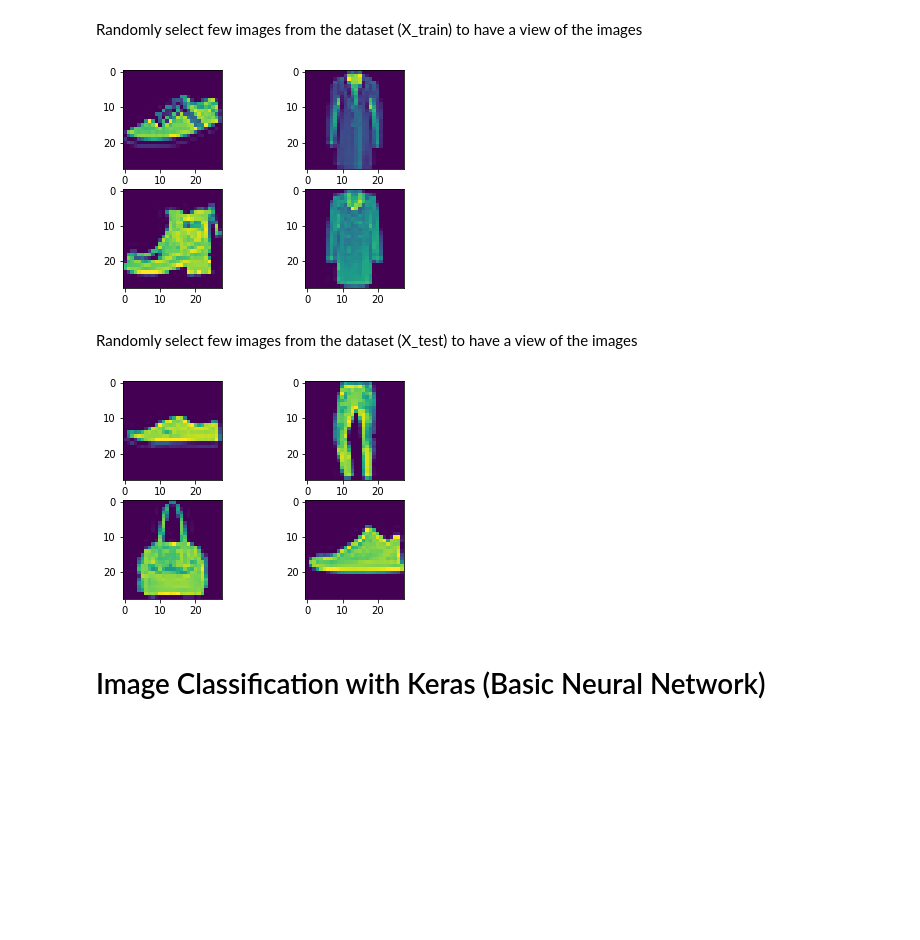
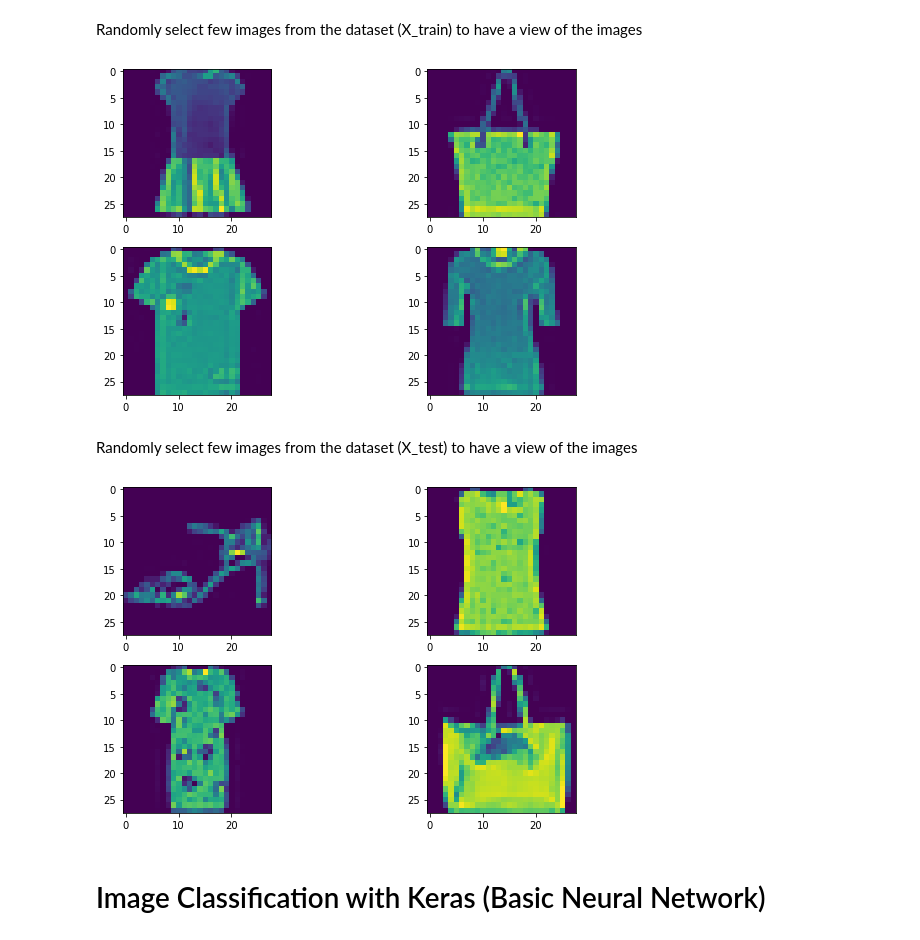
Before and after one commit to kelv-yap/sp_dsai_machine_learning, a Jupyter notebook: deep_learning/deep_learning.ipynb, the cells around one changed output. Drawn from its saved outputs; the diff is of its cells as text; code cells hidden in the pictures; blank space fills up the shorter version.

```diff
--- a/deep_learning/deep_learning.ipynb
+++ b/deep_learning/deep_learning.ipynb
@@ -45,21 +45,25 @@ print(y_test.shape)
 # %% [markdown]
 Randomly select few images from the dataset (X_train) to have a view of the images
 # %%
+plt.figure(figsize=(10,6))
+
 for i in range(221, 225, 1):
     plt.subplot(i)
     plt.imshow(X_train[np.random.randint(0, 60000)])
 plt.show()
 # %% [output]
-[figure, old version]
+[figure, new version]
 # %% [markdown]
 Randomly select few images from the dataset (X_test) to have a view of the images
 # %%
+plt.figure(figsize=(10,6))
+
 for i in range(221, 225, 1):
     plt.subplot(i)
     plt.imshow(X_test[np.random.randint(0, 10000)])
 plt.show()
 # %% [output]
-[figure, old version]
+[figure, new version]
 # %% [markdown]
 Image Classification with Keras (Basic Neural Network)
 =============================================
```
Also changed, not shown: parts of 18 cells of this notebook, 5 other files.
